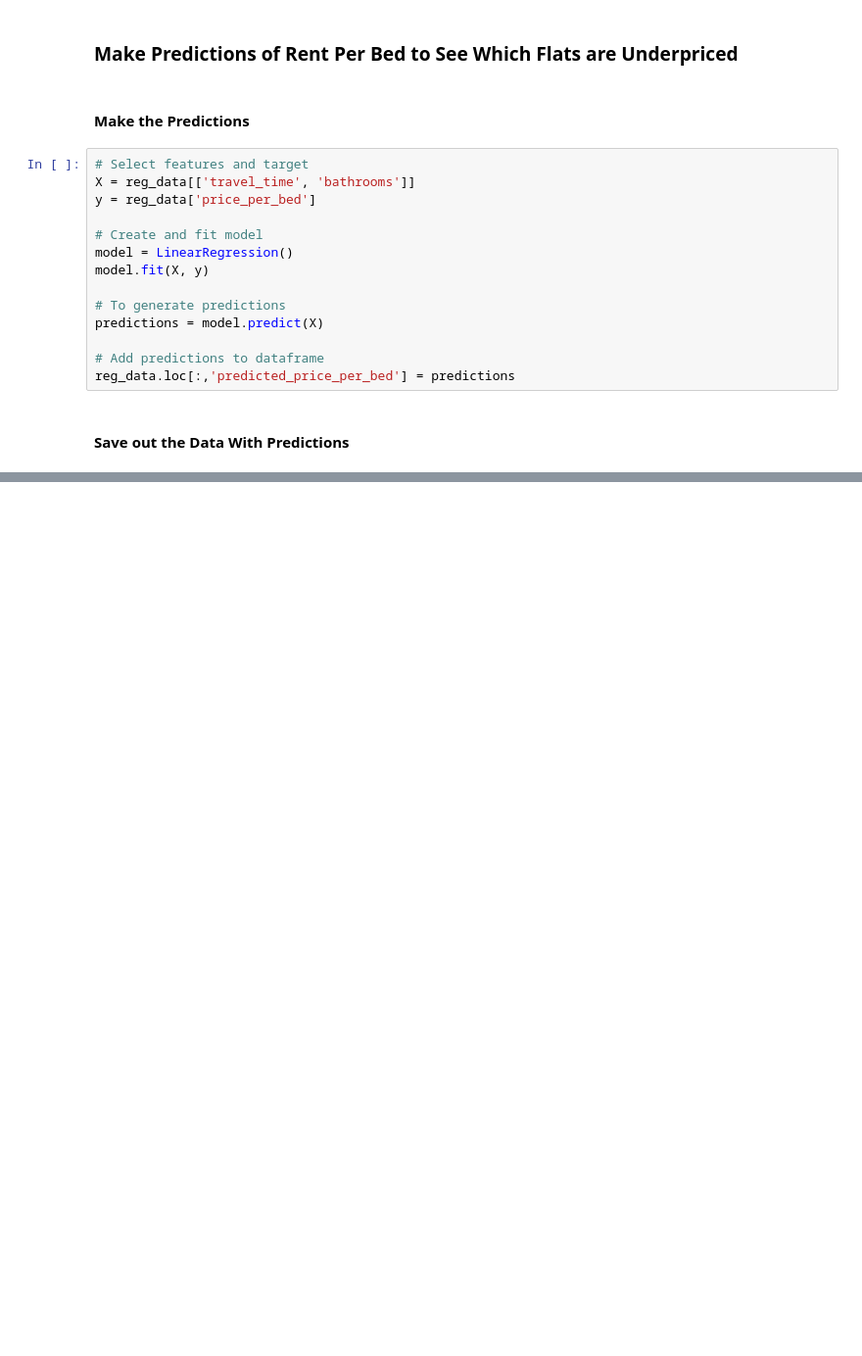
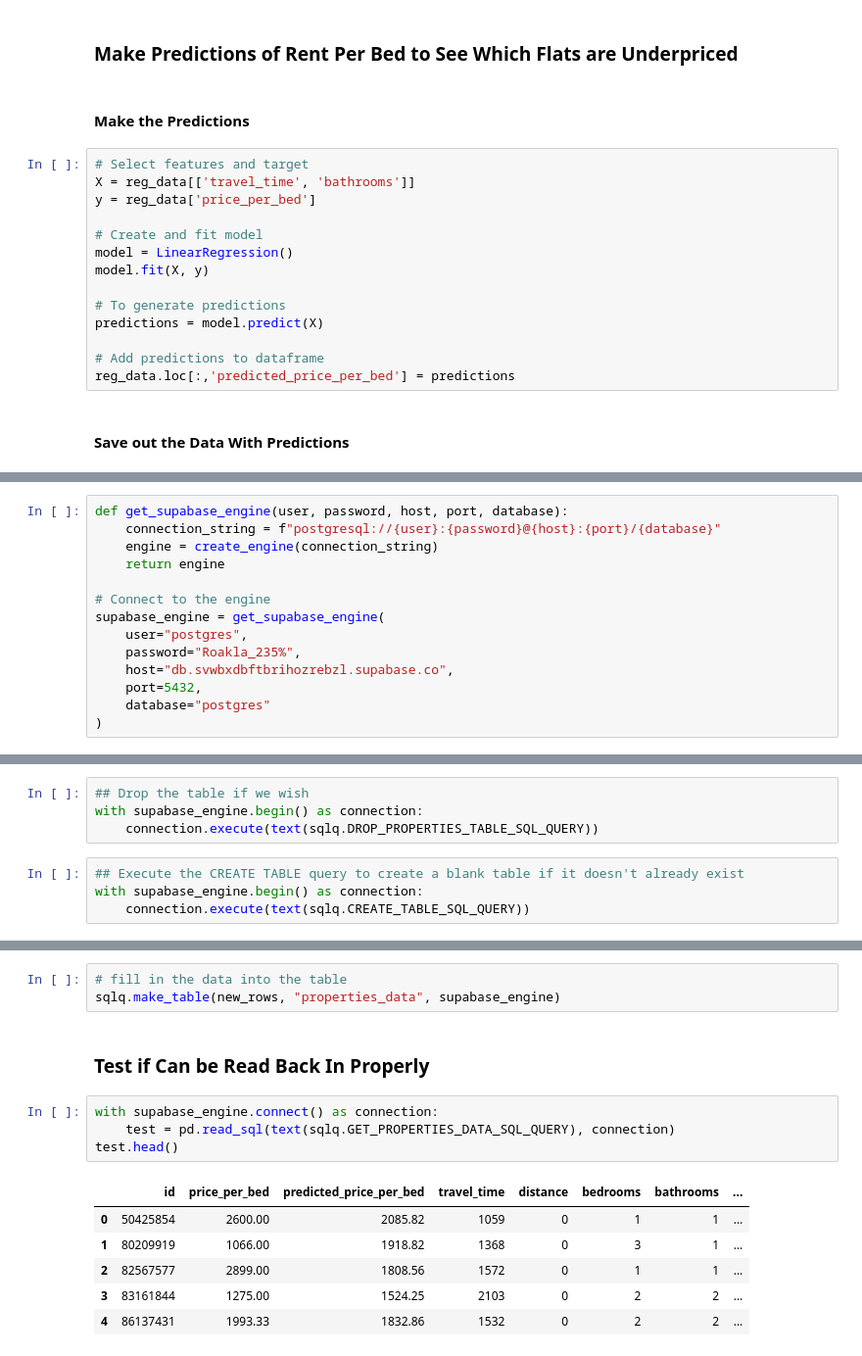
Before and after one commit to danielhalm1407/Rental_Market_Analysis, a Jupyter notebook: Notebooks/NB04_Analyse_Data.ipynb, the cells around one changed output, grey strips where cells are left out. Shown: that part at 98% size. Saved outputs shown, nothing was run; the diff lists cells and outputs as text; blank space fills up the shorter version.

```diff
--- a/Notebooks/NB04_Analyse_Data.ipynb
+++ b/Notebooks/NB04_Analyse_Data.ipynb
@@ -113,0 +164,14 @@ sqlq.make_table(reg_data, "properties_data", engine, if_exists='replace')
+# %%
+def get_supabase_engine(user, password, host, port, database):
+    connection_string = f"postgresql://{user}:{password}@{host}:{port}/{database}"
+    engine = create_engine(connection_string)
+    return engine
+
+# Connect to the engine
+supabase_engine = get_supabase_engine(
+    user="postgres",
+    password="Roakla_235%",
+    host="db.svwbxdbftbrihozrebzl.supabase.co",
+    port=5432,
+    database="postgres"
+)
@@ -113,0 +180,8 @@ sqlq.make_table(reg_data, "properties_data", engine, if_exists='replace')
+# %%
+## Drop the table if we wish
+with supabase_engine.begin() as connection:
+    connection.execute(text(sqlq.DROP_PROPERTIES_TABLE_SQL_QUERY))
+# %%
+## Execute the CREATE TABLE query to create a blank table if it doesn't already exist
+with supabase_engine.begin() as connection:
+    connection.execute(text(sqlq.CREATE_TABLE_SQL_QUERY))
@@ -113,0 +197,16 @@ sqlq.make_table(reg_data, "properties_data", engine, if_exists='replace')
+# %%
+# fill in the data into the table
+sqlq.make_table(new_rows, "properties_data", supabase_engine)
+# %% [markdown]
+### Test if Can be Read Back In Properly
+# %%
+with supabase_engine.connect() as connection:
+    test = pd.read_sql(text(sqlq.GET_PROPERTIES_DATA_SQL_QUERY), connection)
+test.head()
+# %% [output]
+|  | id | price_per_bed | predicted_price_per_bed | travel_time | distance | bedrooms | bathrooms | ... |
+| 0 | 50425854 | 2600.00 | 2085.82 | 1059 | 0 | 1 | 1 | ... |
+| 1 | 80209919 | 1066.00 | 1918.82 | 1368 | 0 | 3 | 1 | ... |
+| 2 | 82567577 | 2899.00 | 1808.56 | 1572 | 0 | 1 | 1 | ... |
+| 3 | 83161844 | 1275.00 | 1524.25 | 2103 | 0 | 2 | 2 | ... |
+| 4 | 86137431 | 1993.33 | 1832.86 | 1532 | 0 | 2 | 2 | ... |
```
Also changed, not shown: parts of 12 cells of this notebook, 12 other files.
